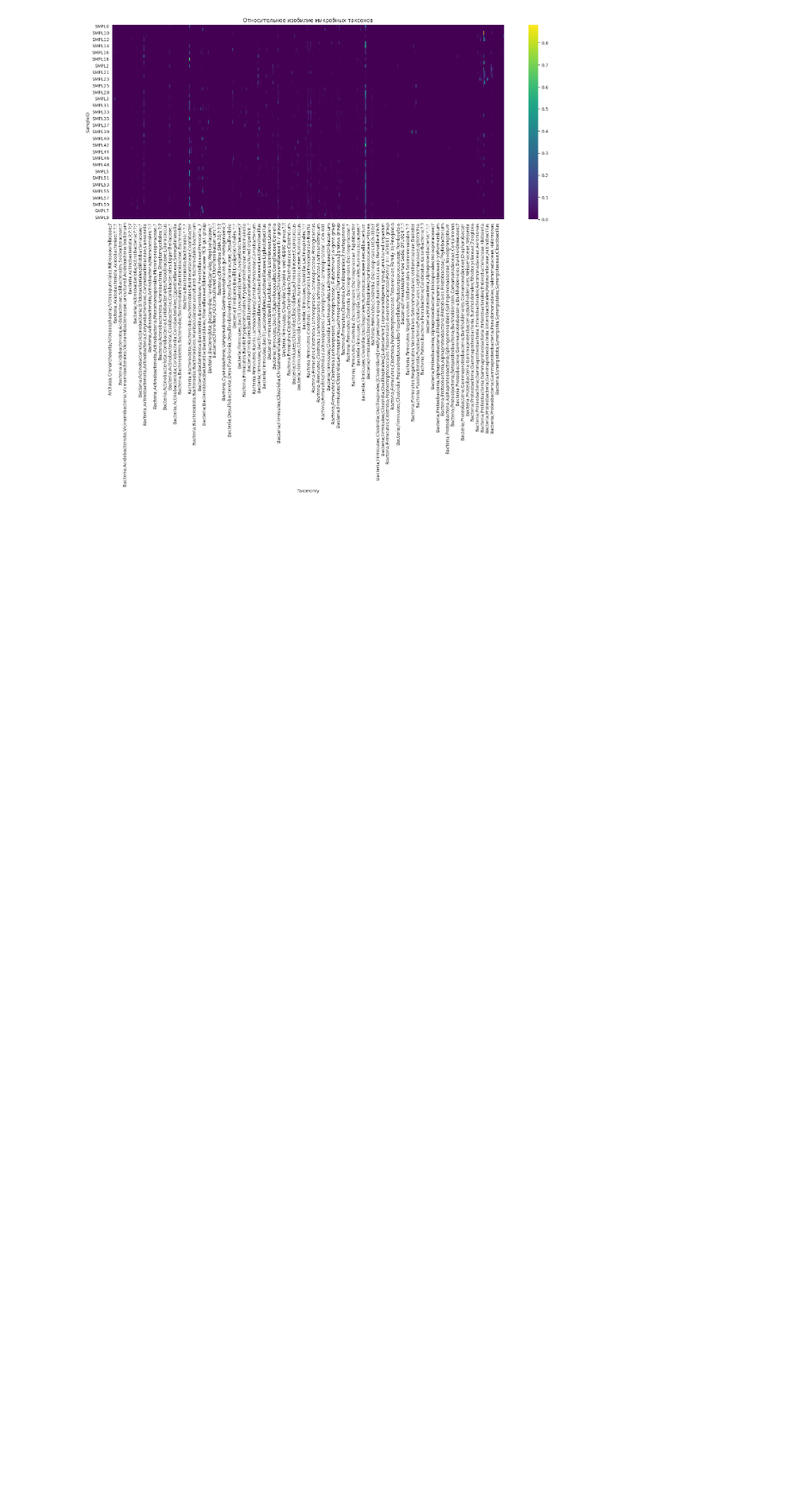
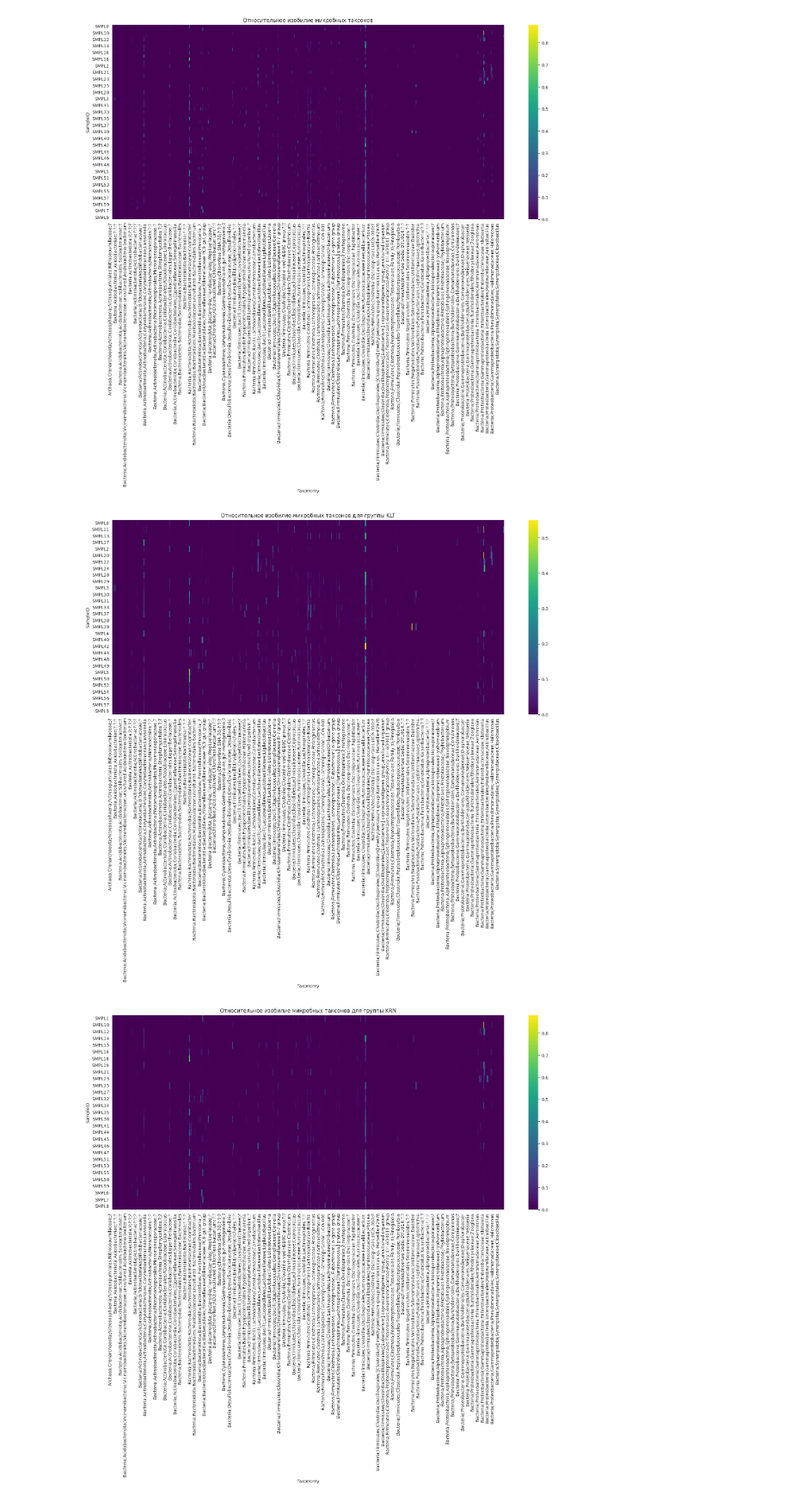
Before and after one commit to M100ika/data_azanlyze_18.04.2024, a Jupyter notebook: 18.04.2024.ipynb, the cells around one changed output. Shown at 86% size. Drawn from its saved outputs; the diff is of its cells as text; code cells hidden in the pictures; blank space fills up the shorter version.

```diff
--- a/18.04.2024.ipynb
+++ b/18.04.2024.ipynb
@@ -572,6 +603,6 @@ plt.show()
 # %%
 # Группировка данных по образцу и таксону для расчета общего количества наблюдений по таксонам
-taxon_abundance = long_format_df.groupby(['#SampleID', 'Taxonomy'])['Value'].sum().reset_index()
+taxon_abundance = new_long_format_df.groupby(['#SampleID', 'Taxonomy'])['Value'].sum().reset_index()
 
 # Расчет общего количества микробов в каждом образце
 total_abundance = taxon_abundance.groupby('#SampleID')['Value'].sum().reset_index().rename(columns={'Value': 'Total'})
@@ -597,6 +628,53 @@ plt.ylabel('SampleID')
 plt.xlabel('Taxonomy')
 plt.xticks(rotation=90, ha='right')
 plt.tight_layout()
+plt.savefig('/home/esp/data_analyze/18.03.2024/figures/genus/Rel_all.pdf', bbox_inches = 'tight')
 plt.show()
 # %% [output]
 [figure]
+# %%
+import pandas as pd
+import seaborn as sns
+import matplotlib.pyplot as plt
+
+# Предполагаем, что new_long_format_df уже загружен и представляет собой ваш DataFrame
+
+# Выполнение группировки данных по образцу и таксону для расчета общего количества наблюдений по таксонам
+taxon_abundance = new_long_format_df.groupby(['#SampleID', 'Taxonomy', 'GROUP'])['Value'].sum().reset_index()
+
+# Расчет общего количества микробов в каждом образце
+total_abundance = taxon_abundance.groupby(['#SampleID', 'GROUP'])['Value'].sum().reset_index().rename(columns={'Value': 'Total'})
+
+# Присоединение общего количества микробов к таблице абсолютного изобилия таксонов
+taxon_abundance = taxon_abundance.merge(total_abundance, on=['#SampleID', 'GROUP'])
+
+# Расчет относительного изобилия каждого таксона в каждом образце
+taxon_abundance['RelativeAbundance'] = taxon_abundance['Value'] / taxon_abundance['Total']
+
+# Функция для визуализации относительного изобилия таксонов для группы
+def plot_group(group_name):
+    # Фильтрация данных для группы
+    plot_data = taxon_abundance[taxon_abundance['GROUP'] == group_name]
+
+    # Подготовка данных для тепловой карты
+    plot_data_pivot = plot_data.pivot(index='#SampleID', columns='Taxonomy', values='RelativeAbundance').fillna(0)
+
+    # Визуализация тепловой карты
+    plt.figure(figsize=(20, 8))
+    sns.heatmap(plot_data_pivot, cmap='viridis')
+    plt.title(f'Относительное изобилие микробных таксонов для группы {group_name}')
+    plt.ylabel('SampleID')
+    plt.xlabel('Taxonomy')
+    plt.xticks(rotation=90, ha='right')
+    plt.tight_layout()
+    plt.savefig(f'/home/esp/data_analyze/18.03.2024/figures/genus/Rel_all{group_name}.pdf', bbox_inches = 'tight')
+    plt.show()
+
+# Визуализация для группы KLT
+plot_group('KLT')
+
+# Визуализация для группы KRN
+plot_group('KRN')
+# %% [output]
+[figure, added]
+[figure, added]
```
Also changed, not shown: parts of 16 cells of this notebook, 12 other files.
